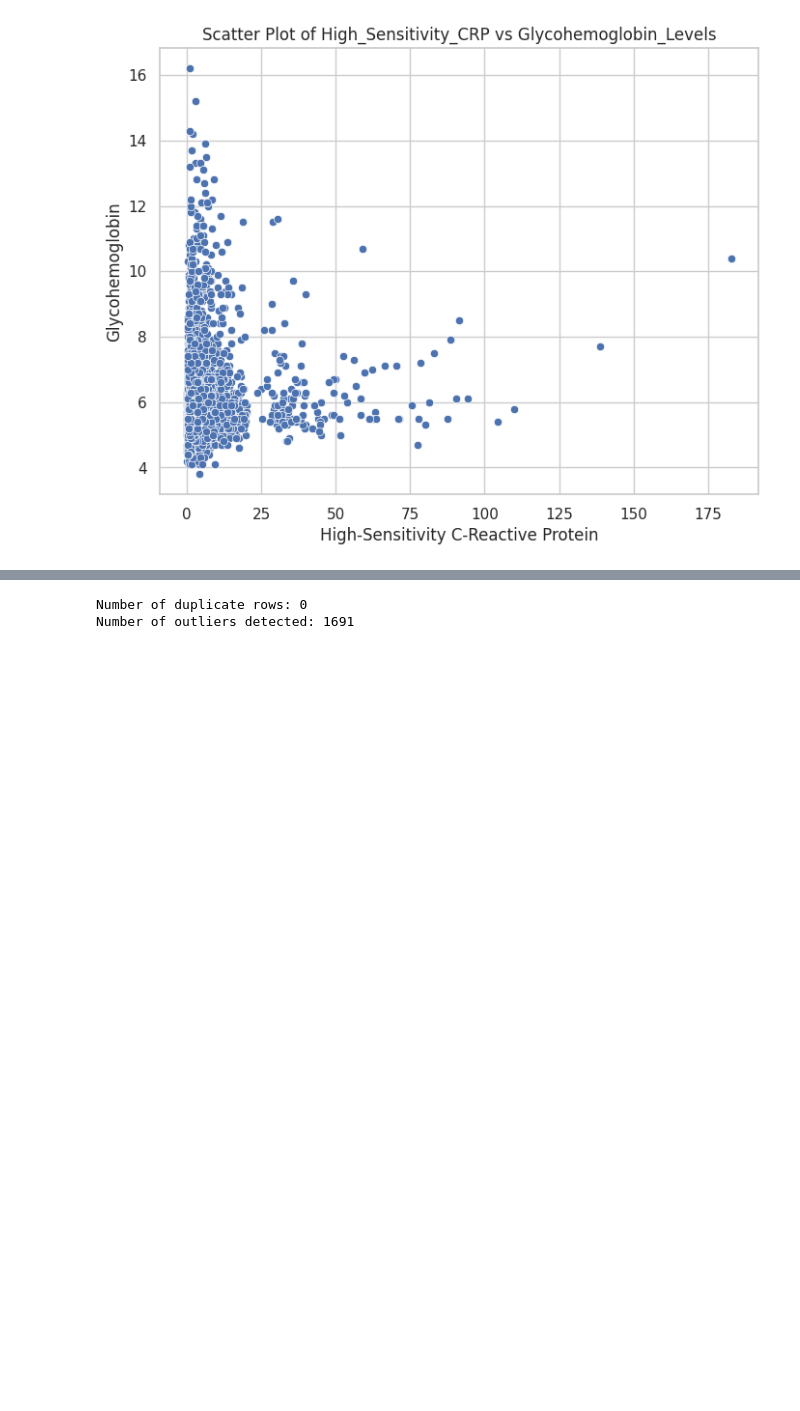
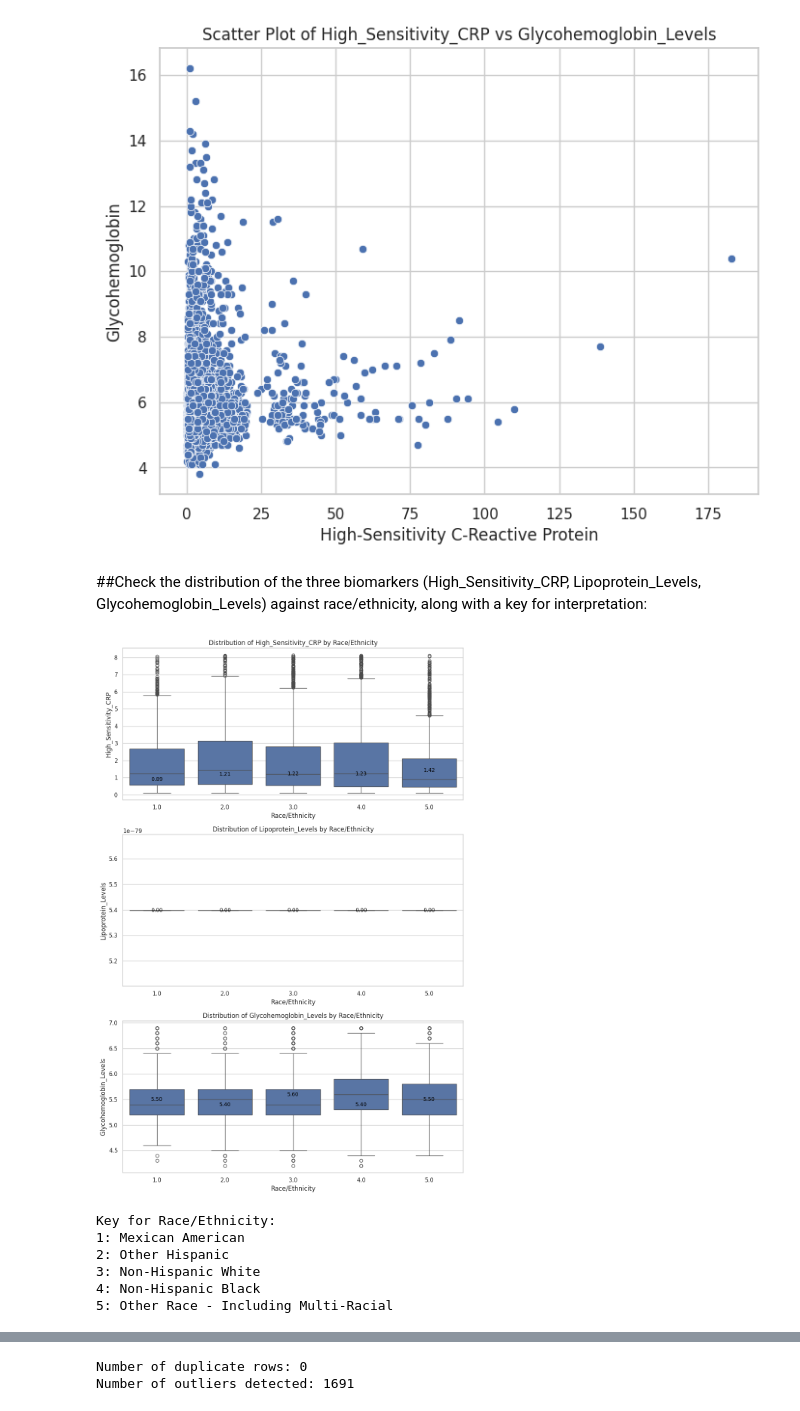
Before and after one commit to kiamaikocoders/Cancer-predictive-model, a Jupyter notebook: Final_notebook(3)(2).ipynb, the cells around one changed output, grey strips where cells are left out. Cells and saved outputs as stored; diff of their text form; code cells hidden in the pictures; blank space fills up the shorter version.

```diff
--- a/Final_notebook(3)(2).ipynb
+++ b/Final_notebook(3)(2).ipynb
@@ -1002,3 +1003,65 @@ plt.ylabel('Glycohemoglobin')
 plt.show()
 # %% [output]
 [figure]
+# %% [markdown]
+##Check the distribution of the three biomarkers (High_Sensitivity_CRP, Lipoprotein_Levels, Glycohemoglobin_Levels) against race/ethnicity, along with a key for interpretation:
+# %%
+import matplotlib.pyplot as plt
+import seaborn as sns
+import numpy as np
+
+# Define the biomarkers and race/ethnicity categories
+biomarkers = ['High_Sensitivity_CRP', 'Lipoprotein_Levels', 'Glycohemoglobin_Levels']
+race_ethnicity_categories = healthdata['Race_Ethnicity_1'].unique()  # Assuming 'Race_Ethnicity_1' is the race/ethnicity column
+
+# Create a figure with subplots for each biomarker
+fig, axes = plt.subplots(nrows=len(biomarkers), ncols=1, figsize=(10, 15))
+
+# Iterate over biomarkers and create box plots for each with outlier handling
+for i, biomarker in enumerate(biomarkers):
+    ax = axes[i]  # Get the current subplot axes
+
+    # Calculate quartiles and IQR
+    Q1 = healthdata[biomarker].quantile(0.25)
+    Q3 = healthdata[biomarker].quantile(0.75)
+    IQR = Q3 - Q1
+
+    # Define upper and lower bounds for outlier detection
+    lower_bound = Q1 - 1.5 * IQR
+    upper_bound = Q3 + 1.5 * IQR
+
+    # Filter data to remove outliers
+    filtered_data = healthdata[(healthdata[biomarker] >= lower_bound) & (healthdata[biomarker] <= upper_bound)]
+
+    # Create boxplot with filtered data
+    sns.boxplot(x='Race_Ethnicity_1', y=biomarker, data=filtered_data, ax=ax)
+    ax.set_title(f'Distribution of {biomarker} by Race/Ethnicity')
+    ax.set_xlabel('Race/Ethnicity')
+    ax.set_ylabel(biomarker)
+
+    # Make boxes transparent and add median value labels
+    for patch in ax.artists:
+        r, g, b, a = patch.get_facecolor()
+        patch.set_facecolor((r, g, b, 0.3))  # Make boxes transparent
+
+    # Add median value labels for each race/ethnicity category
+    for category in race_ethnicity_categories:
+        median_value = filtered_data[filtered_data['Race_Ethnicity_1'] == category][biomarker].median()
+        x = np.where(race_ethnicity_categories == category)[0][0]
+        ax.text(x, median_value, f'{median_value:.2f}', ha='center', va='center', color='black', fontsize=10)
+
+plt.tight_layout()  # Adjust spacing between subplots
+plt.show()
+
+# Key for race/ethnicity categories
+print("Key for Race/Ethnicity:")
+for code, description in RIDRETH1_dict.items():  # Assuming RIDRETH1_dict is defined as a dictionary
+    print(f"{code}: {description}")
+# %% [output]
+[figure, added]
+Key for Race/Ethnicity:
+1: Mexican American
+2: Other Hispanic
+3: Non-Hispanic White
+4: Non-Hispanic Black
+5: Other Race - Including Multi-Racial
```
Also changed, not shown: parts of 4 cells of this notebook.
